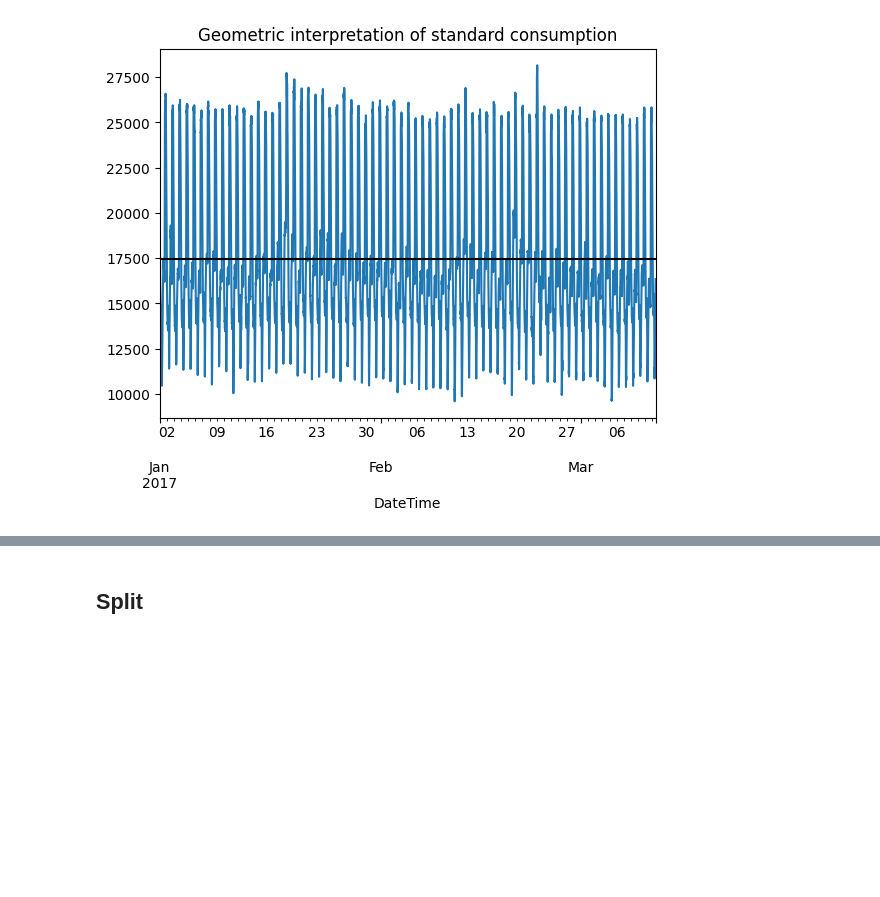
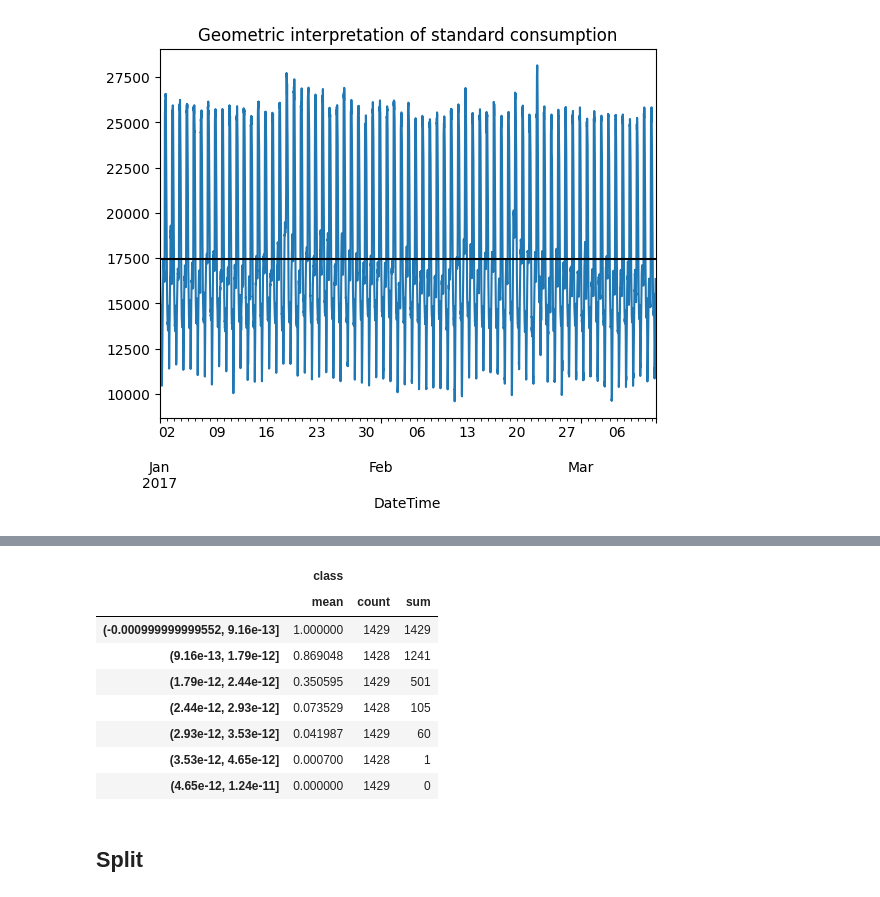
Before and after one commit to wojtas000/Advanced_Machine_Learning, a Jupyter notebook: dataset2.ipynb, the cells around one changed output, grey strips where cells are left out. Drawn from its saved outputs; the diff is of its cells as text; code cells hidden in the pictures; blank space fills up the shorter version.

```diff
--- a/dataset2.ipynb
+++ b/dataset2.ipynb
@@ -59,0 +64,6 @@ data2['class'] = np.where(data2['Zone_3__Power_Consumption'] > calculated_mean,
+# %%
+basic_cols = ['Temperature', 'Humidity', 'Wind_Speed', 'general_diffuse_flows',
+       'diffuse_flows', 'Zone_1_Power_Consumption',
+       'Zone_2__Power_Consumption', 'Zone_3__Power_Consumption']
+# %%
+cols1 = prepare_cols_comb(prepare_cols_comb(basic_cols))
@@ -59,0 +94,14 @@ data2['class'] = np.where(data2['Zone_3__Power_Consumption'] > calculated_mean,
+# %%
+data2.groupby([
+    pd.qcut(data2.eval(cols_to_check[0]), 7),
+]).agg(['mean', 'count','sum'])[['class']]
+# %% [output]
+|  | class |  |  |
+|  | mean | count | sum |
+| (-0.000999999999552, 9.16e-13] | 1.000000 | 1429 | 1429 |
+| (9.16e-13, 1.79e-12] | 0.869048 | 1428 | 1241 |
+| (1.79e-12, 2.44e-12] | 0.350595 | 1429 | 501 |
+| (2.44e-12, 2.93e-12] | 0.073529 | 1428 | 105 |
+| (2.93e-12, 3.53e-12] | 0.041987 | 1429 | 60 |
+| (3.53e-12, 4.65e-12] | 0.000700 | 1428 | 1 |
+| (4.65e-12, 1.24e-11] | 0.000000 | 1429 | 0 |
```
Also changed, not shown: parts of 36 cells of this notebook, 4 other files.
